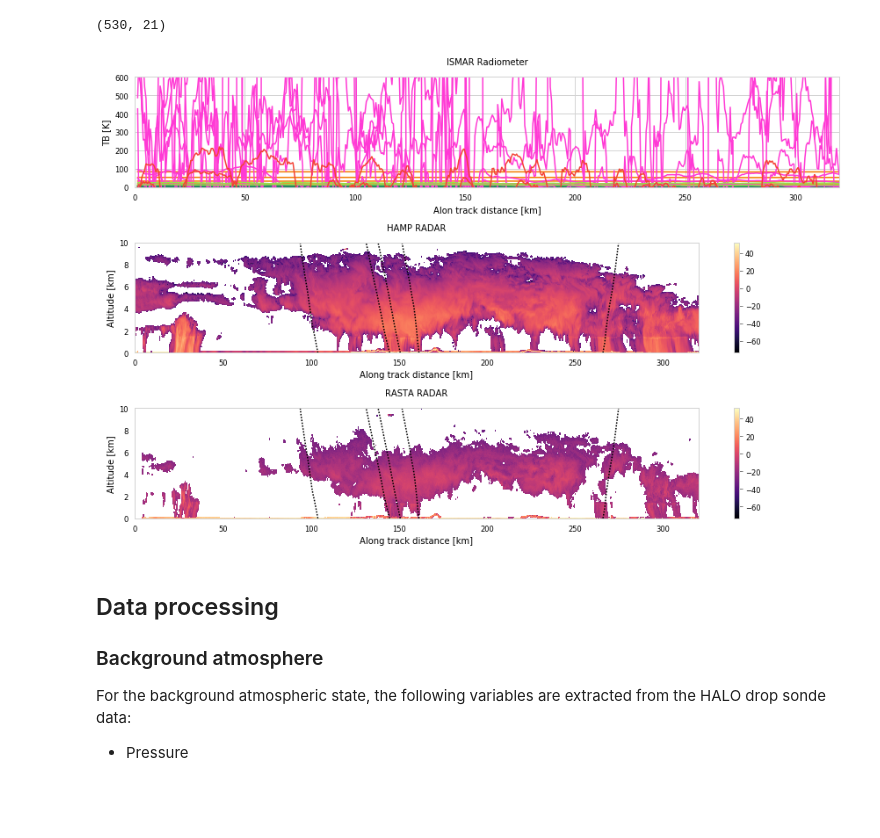
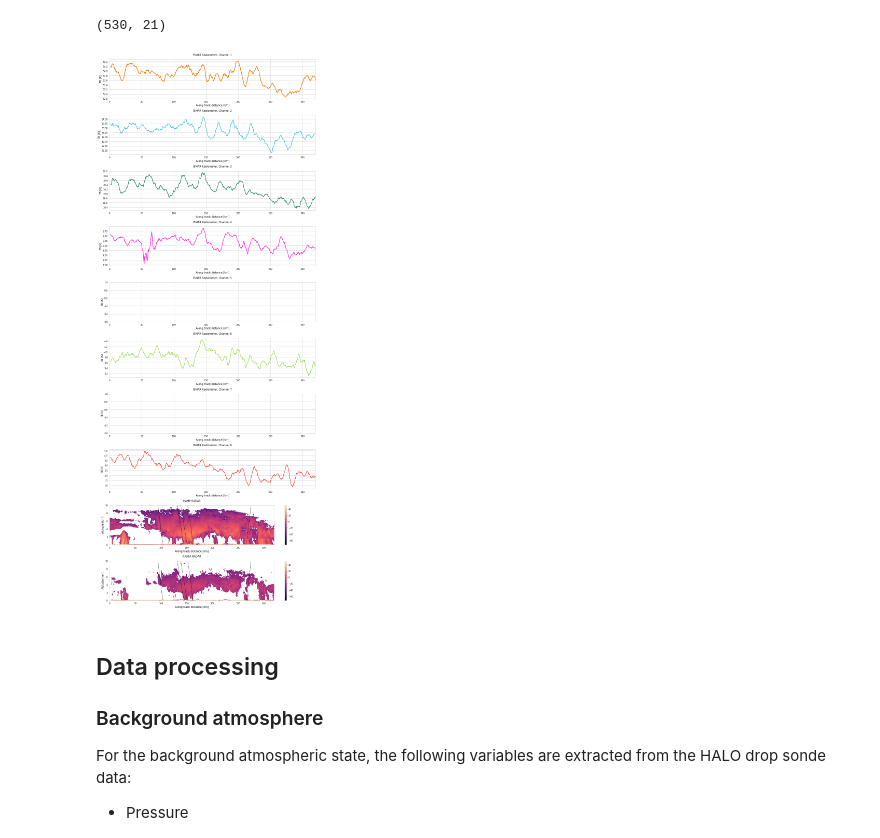
Before and after one commit to simonpf/ismar_combined, a Jupyter notebook: notebooks/first_look.ipynb, the cells around one changed output. Drawn from its saved outputs; the diff is of its cells as text; code cells hidden in the pictures; blank space fills up the shorter version.

```diff
--- a/notebooks/first_look.ipynb
+++ b/notebooks/first_look.ipynb
@@ -188,45 +188,46 @@ ismar_tbs.shape
 # %% [output]
 (530, 21)
 # %%
-f, axs = plt.subplots(3, 1, figsize = (12, 8))
+f, axs = plt.subplots(10, 1, figsize = (12, 30))
 
+for i in range(1, 9):
+    ax = axs[i - 1]
+    for j, c in enumerate(ismar_channels):
+        if c == i:
+            ax.plot(ismar_d, ismar_tbs[:, i], c = "C" + str(c))
+    ax.set_title("ISMAR Radiometer, Channel " + str(i))
+    ax.set_xlabel("Along track distance [km]")
+    ax.set_ylabel("TB [K]")
+    #ax.set_ylim([0, 600])
+    ax.set_xlim([0, 320])
 
-ax = axs[0]
-for i, c in enumerate(ismar_channels):
-    ax.plot(ismar_d, ismar_tbs[:, i], c = "C" + str(c))
-ax.set_title("ISMAR Radiometer")
-ax.set_xlabel("Alon track distance [km]")
-ax.set_ylabel("TB [K]")
-ax.set_ylim([0, 600])
-ax.set_xlim([0, 320])
-
-ax = axs[1]
+ax = axs[8]
 img = ax.pcolormesh(hamp_d, hamp_z[:] / 1e3, hamp_dbz.T)
 f.colorbar(img, ax = ax)
 for i in range(sonde_d.shape[0]):
     ax.plot(sonde_d[i, :], sonde_z / 1e3, c = "k", ls = ":")
 ax.set_title("HAMP RADAR")
 ax.set_xlabel("Along track distance [km]")
 ax.set_ylabel("Altitude [km]")
 ax.set_ylim([0, 10])
 ax.set_xlim([0, 320])
 
 
-ax = axs[2]
+ax = axs[9]
 ax.pcolormesh(np.broadcast_to(rasta_d.reshape(-1, 1), (rasta_z.shape)),
                 rasta_z, rasta_dbz[:, :])
 for i in range(sonde_d.shape[0]):
     ax.plot(sonde_d[i, :], sonde_z / 1e3, c = "k", ls = ":")
 f.colorbar(img, ax = ax)
 ax.set_title("RASTA RADAR")
 ax.set_xlabel("Along track distance [km]")
 ax.set_ylabel("Altitude [km]")
 ax.set_ylim([0, 10])
 ax.set_xlim([0, 320])
 
 plt.tight_layout()
 # %% [output]
-[figure, old version]
+[figure, new version]
 # %% [markdown]
 ## Data processing
 
```
